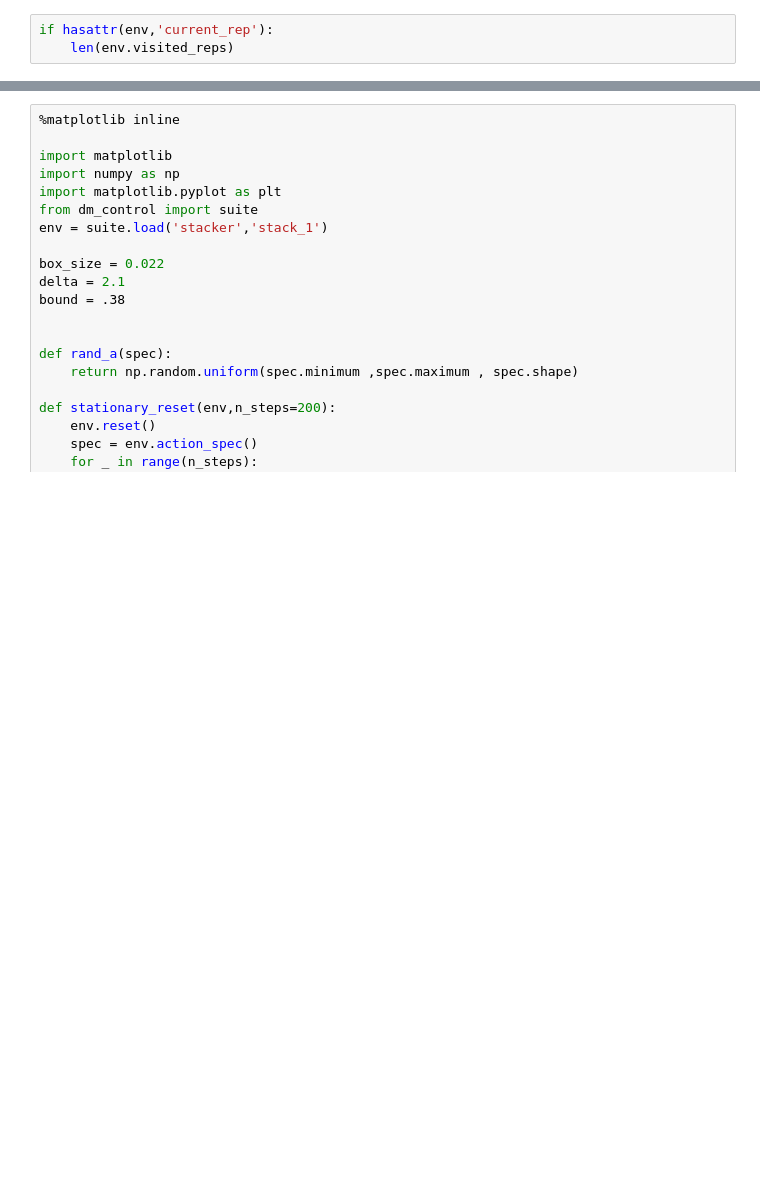
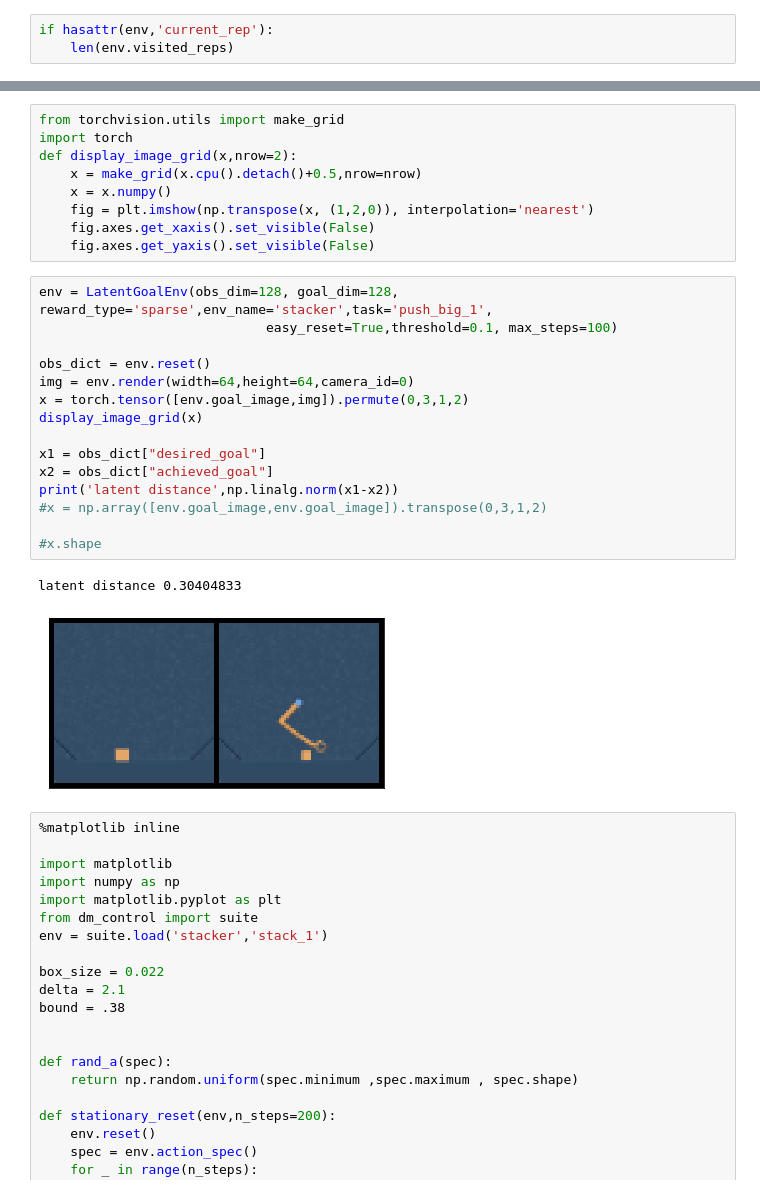
Before and after one commit to MishaLaskin/vqvae, a Jupyter notebook: notebooks/plots_and_paths.ipynb, the cells around one changed output, grey strips where cells are left out. Drawn from its saved outputs; the diff is of its cells as text; blank space fills up the shorter version.

Commit message:
new stacker env

```diff
--- a/notebooks/plots_and_paths.ipynb
+++ b/notebooks/plots_and_paths.ipynb
@@ -301,3 +298,30 @@ list_to_vid('video',path["images"],goal_image=env.goal_img if hasattr(env,'goal_
+# %%
+from torchvision.utils import make_grid
+import torch
+def display_image_grid(x,nrow=2):
+    x = make_grid(x.cpu().detach()+0.5,nrow=nrow)
+    x = x.numpy()
+    fig = plt.imshow(np.transpose(x, (1,2,0)), interpolation='nearest')
+    fig.axes.get_xaxis().set_visible(False)
+    fig.axes.get_yaxis().set_visible(False)
+# %%
+env = LatentGoalEnv(obs_dim=128, goal_dim=128, reward_type='sparse',env_name='stacker',task='push_big_1',
+                             easy_reset=True,threshold=0.1, max_steps=100)
+
+obs_dict = env.reset()
+img = env.render(width=64,height=64,camera_id=0)
+x = torch.tensor([env.goal_image,img]).permute(0,3,1,2)
+display_image_grid(x)
+
+x1 = obs_dict["desired_goal"]
+x2 = obs_dict["achieved_goal"]
+print('latent distance',np.linalg.norm(x1-x2))
+#x = np.array([env.goal_image,env.goal_image]).transpose(0,3,1,2)
+
+#x.shape
+# %% [output]
+latent distance 0.30404833
+[figure, added]
 # %%
 %matplotlib inline
 
```
Also changed, not shown: parts of 7 cells of this notebook, 20 other files.
